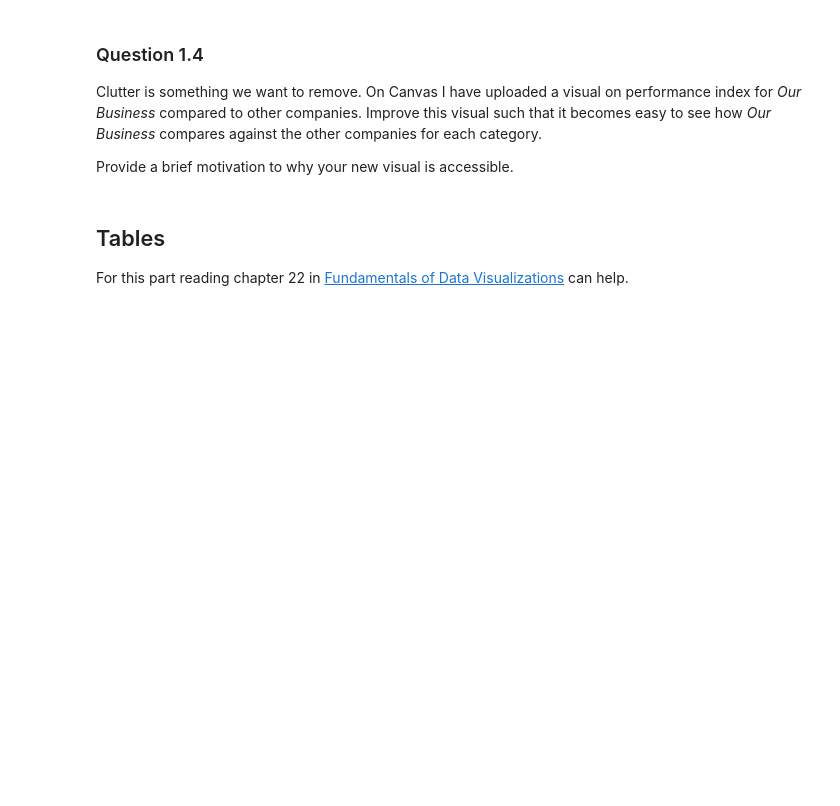
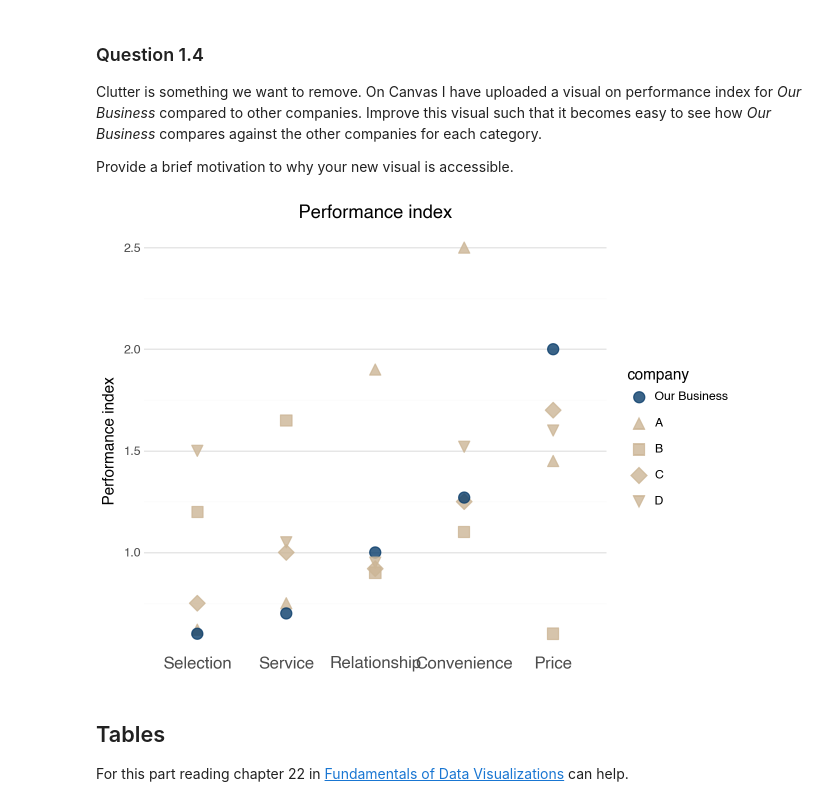
Before and after one commit to ErikDagobert/Scientific-Visualization, a Jupyter notebook: HW4/Homework4_2025.ipynb, the cells around one changed output. Cells and saved outputs as stored; diff of their text form; code cells hidden in the pictures; blank space fills up the shorter version.

```diff
--- a/HW4/Homework4_2025.ipynb
+++ b/HW4/Homework4_2025.ipynb
@@ -398,3 +394,37 @@ Provide a brief motivation to why your new visual is accessible.
+# %%
+# Insert code here
+# Erik
+
+data_business = pd.read_csv("Performance_index.csv")
+
+col_highlight = ["#0A3D6B", "#CCB696", "#CCB696", "#CCB696", "#CCB696", "#CCB696", "#CCB696"]
+
+companies = ["Our Business", "A", "B", "C", "D"]
+criterias = ["Selection", "Service", "Relationship", "Convenience", "Price"]
+data_business["company"] = pd.Categorical(data_business["company"], categories=companies, ordered=True)
+data_business["criteria"] = pd.Categorical(data_business["criteria"], categories=criterias, ordered=True)
+
+(
+    ggplot(data_business, aes("criteria", "value", shape="company"))
+        + geom_point(aes("criteria", "value", fill="company", color="company"), size = 4.0, alpha = 0.8, )
+        + scale_fill_manual(values = col_highlight)
+        + scale_color_manual(values = col_highlight)
+        + labs(x = "", y = "Performance index", title = "Performance index")
+        + theme_minimal()
+        + theme(panel_grid_major_x=element_blank(),
+              axis_text_x = element_text(size=12))
+)
+
+# Remember to print the visual
+
+
+# Brief motivation:
+# Shapes draw less attention than colors
+# Reducing the colors and only highlighting "Our Business" makes for less clutter
+# Sorting the criterias based on how well Our Business performed makes the total graph look less all over the place
+# Removed unnecessary grid lines
+# %% [output]
+[figure, added]
 # %% [markdown]
 ## Tables
 
```
Also changed, not shown: parts of 7 cells of this notebook.
